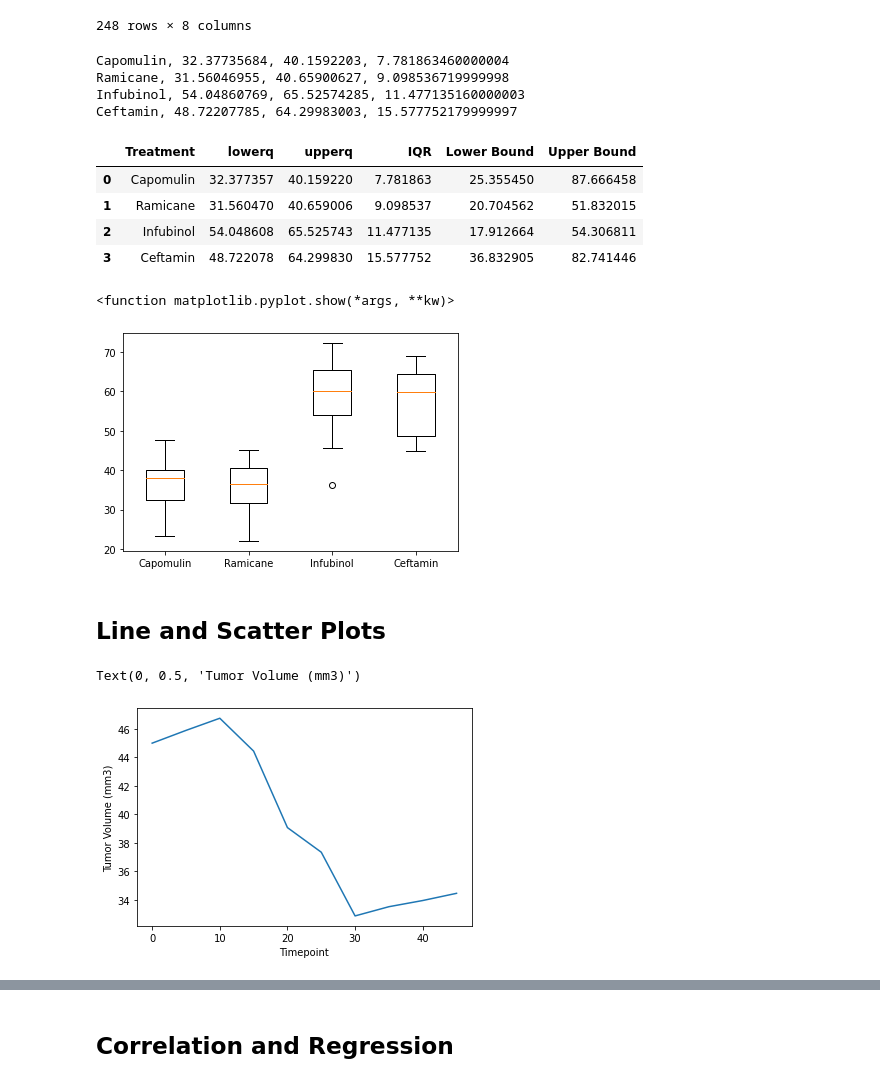
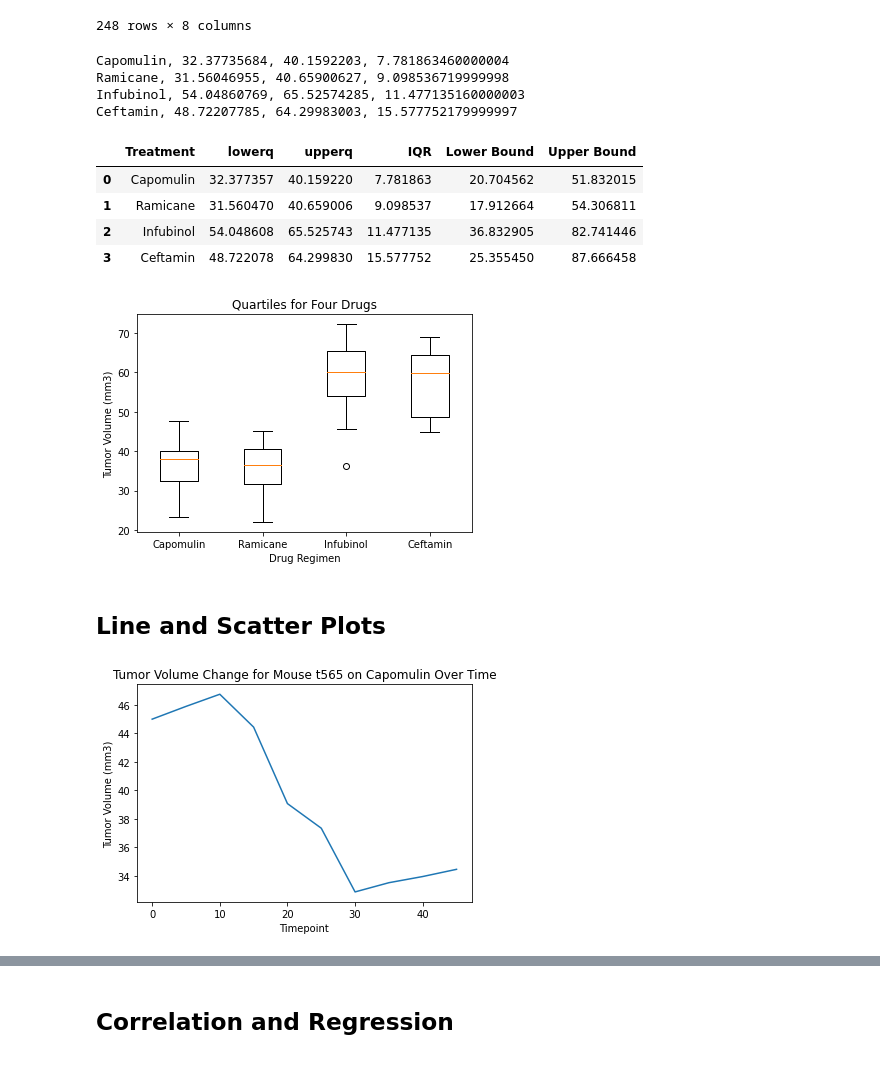
Before and after one commit to jenmusdat/matplotlib-challenge, a Jupyter notebook: Pymaceuticals/pymaceuticals_starter.ipynb, the cells around one changed output, grey strips where cells are left out. Cells and saved outputs as stored; diff of their text form; code cells hidden in the pictures.

```diff
--- a/Pymaceuticals/pymaceuticals_starter.ipynb
+++ b/Pymaceuticals/pymaceuticals_starter.ipynb
@@ -230,6 +217,7 @@ treatments = ["Capomulin", "Ramicane", "Infubinol", "Ceftamin"]
 # Create empty list to fill with tumor vol data (for plotting)
 tumor_vol = []
 
+#empty items for df
 lowerq_list = []
 upperq_list = []
 iqr_list = []
@@ -240,7 +228,7 @@ upper_bound_list = []
     # add subset
 for treatment in treatments:
     final_vol_df = merge_df.loc[merge_df["Drug Regimen"]==treatment]["Tumor Volume (mm3)"]
-    tumor_vol.append(final_vol)
+    tumor_vol.append(final_vol_df)
 
 # Calculate the IQR and quantitatively determine if there are any potential outliers.
 # Determine outliers using upper and lower bounds
@@ -249,7 +237,8 @@ for treatment in treatments:
     lowerq = quartiles[0.25]
     upperq = quartiles[0.75]
     iqr = upperq-lowerq
-
+    lower_bound = lowerq - (1.5*iqr)
+    upper_bound = upperq + (1.5*iqr)
 
     lowerq_list.append(lowerq)
     upperq_list.append(upperq)
@@ -257,10 +246,9 @@ for treatment in treatments:
     lower_bound_list.append(lower_bound)
     upper_bound_list.append(upper_bound)
     print(f"{treatment}, {lowerq}, {upperq}, {iqr}")
-    lower_bound = lowerq - (1.5*iqr)
-    upper_bound = upperq + (1.5*iqr)
 
 
+#put the above info in a df
 quartiles_df = pd.DataFrame({"Treatment": treatments,
                             "lowerq": lowerq_list,
                             "upperq": upperq_list,
@@ -274,17 +262,19 @@ Ramicane, 31.56046955, 40.65900627, 9.098536719999998
 Infubinol, 54.04860769, 65.52574285, 11.477135160000003
 Ceftamin, 48.72207785, 64.29983003, 15.577752179999997
 |  | Treatment | lowerq | upperq | IQR | Lower Bound | Upper Bound |
-| 0 | Capomulin | 32.377357 | 40.159220 | 7.781863 | 25.355450 | 87.666458 |
-| 1 | Ramicane | 31.560470 | 40.659006 | 9.098537 | 20.704562 | 51.832015 |
-| 2 | Infubinol | 54.048608 | 65.525743 | 11.477135 | 17.912664 | 54.306811 |
-| 3 | Ceftamin | 48.722078 | 64.299830 | 15.577752 | 36.832905 | 82.741446 |
+| 0 | Capomulin | 32.377357 | 40.159220 | 7.781863 | 20.704562 | 51.832015 |
+| 1 | Ramicane | 31.560470 | 40.659006 | 9.098537 | 17.912664 | 54.306811 |
+| 2 | Infubinol | 54.048608 | 65.525743 | 11.477135 | 36.832905 | 82.741446 |
+| 3 | Ceftamin | 48.722078 | 64.299830 | 15.577752 | 25.355450 | 87.666458 |
 # %%
 # Generate a box plot of the final tumor volume of each mouse across four regimens of interest
 plt.boxplot(tumor_vol, labels = treatments)
-plt.show
+plt.xlabel("Drug Regimen")
+plt.title("Quartiles for Four Drugs")
+plt.ylabel("Tumor Volume (mm3)")
+plt.show()
 # %% [output]
-<function matplotlib.pyplot.show(*args, **kw)>
-[figure, old version]
+[figure, new version]
 # %% [markdown]
 ## Line and Scatter Plots
 # %%
@@ -294,16 +284,18 @@ plt.show
 mouse_id = "t565"
 drug_regimen = "Capomulin"
 
+#create df for line graph
 clean_line_plot_df = clean_combine.loc[clean_combine["Mouse ID"]== mouse_id]
 clean_line_plot_df
 
-
+#create line graph
 plt.plot(clean_line_plot_df["Timepoint"], clean_line_plot_df["Tumor Volume (mm3)"])
 plt.xlabel("Timepoint")
 plt.ylabel("Tumor Volume (mm3)")
+plt.title("Tumor Volume Change for Mouse t565 on Capomulin Over Time")
+plt.show()
 # %% [output]
-Text(0, 0.5, 'Tumor Volume (mm3)')
-[figure, old version]
+[figure, new version]
 # %%
 # Generate a scatter plot of average tumor volume vs. mouse weight for the Capomulin regimen
 #do a scatter plot for all the mice do a groupby on the Capomulin df from the previous
```
Also changed, not shown: parts of 9 cells of this notebook.
